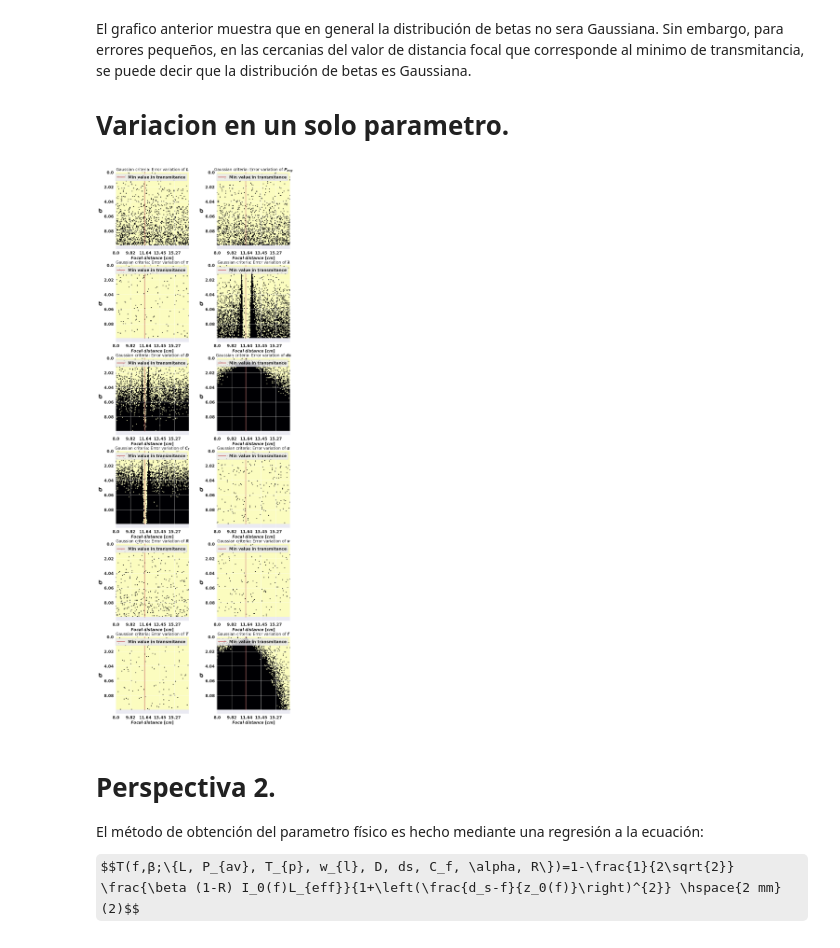
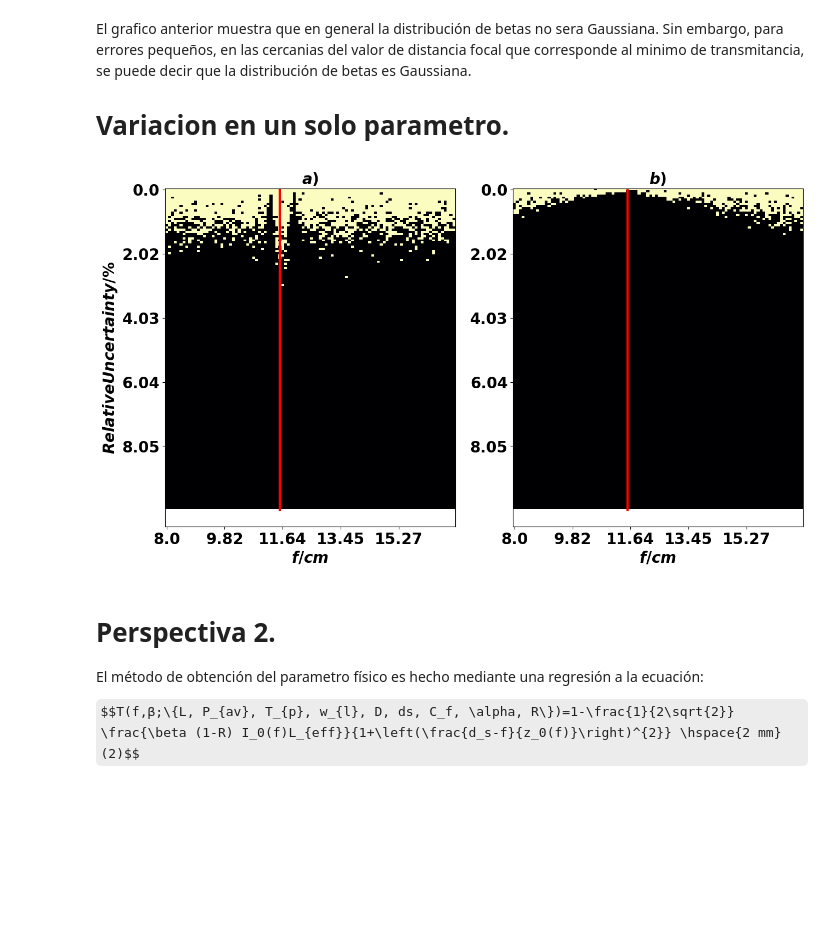
Before and after one commit to EstebanM-98/University_codes, a Jupyter notebook: TPA/ver_Gauss.ipynb, the cells around one changed output. Cells and saved outputs as stored; diff of their text form; code cells hidden in the pictures; some formulas as TeX source; blank space fills up the shorter version.

```diff
--- a/TPA/ver_Gauss.ipynb
+++ b/TPA/ver_Gauss.ipynb
@@ -19,15 +19,14 @@ import pandas as pd
 #matplotlib.rc('xtick', labelsize=20)
 #matplotlib.rc('ytick', labelsize=20)
 font = {'weight' : 'bold',
-        'size'   : 10}
+        'size'   : 20}
 matplotlib.rc('font', **font)
-import seaborn as sns
+
 import os
 from scipy.stats import anderson
 from scipy.stats import kstest
 from scipy.stats import shapiro
 #to en otra carpeta
-sns.set_theme()
 # %% [markdown]
 # Funciones base utilizadas a lo largo del codigo:
 # %%
@@ -161,7 +160,7 @@ def dist_betas(N,desv,k,par):
     TT=list(fscanTH2(focal,beta,L,Pavg,Tp,wl,D,ds,Cf,alfa,R,freq)) #Señal simulada
     trans=TT[k] #Minimo de la señal simulada.
     f=focal[k]  #Distancia focal correspondiente al minimo.
-    er=desv/(1.96*100)
+    er=desv/(100)
     er_L=er*par[0]
     er_P=er*par[1]
     er_T=er*par[2]
@@ -301,10 +300,15 @@ El grafico anterior muestra que en general la distribución de betas no sera Gau
 # Variacion en un solo parametro.
 # %%
 results=[]
-er_r=np.linspace(0.005,10,100) #Porcentaje de error
-params=np.diag(np.ones(12))
+er_r=np.linspace(0.005,10,150) #Porcentaje de error
+#params=np.diag(np.ones(12))
+c1=np.zeros(12)
+c1[4]=1
+c2=np.zeros(12)
+c2[5]=1
+params=[c1,c2]
 
-for i in range(0,12):
+for i in params:
 
     final=np.zeros((len(er_r),len(focal)))
 
@@ -312,49 +316,51 @@ for i in range(0,12):
 
         for c,j in enumerate(er_r):
 
-            beta_hist=np.array(dist_betas(500,j,k,params[i,:]))
+            beta_hist=np.array(dist_betas(2000,j,k,i))
             criterio=confirm_gauss(beta_hist)
             final[c,k]=criterio
 
     results.append(final)
 # %%
-f=plt.figure(figsize=(17,50))
+f=plt.figure(figsize=(15,8))
 matplotlib.rc('xtick', labelsize=20)
 matplotlib.rc('ytick', labelsize=20)
-titles=[r'$L$',r'$P_{avg}$',r'$\tau$',r'$\lambda$',r'$D$',r'$ds$',r'$C_{f}$',r'$\alpha$',r'$R$',r'$\nu$',r'$T$',r'$f$']
+#titles=[r'$L$',r'$P_{avg}$',r'$\tau$',r'$\lambda$',r'$D$',r'$ds$',r'$C_{f}$',r'$\alpha$',r'$R$',r'$\nu$',r'$T$',r'$f$']
+titles=[r'$a)$',r'$b)$']
 iters=1
 
 for c,i in enumerate(results):
 
-    plt.subplot(6,2,iters)
+    plt.subplot(1,2,iters)
 
     matplotlib.rc('xtick', labelsize=20)
     matplotlib.rc('ytick', labelsize=20)
-    plt.imshow(i, cmap='magma')
+    plt.imshow(i, cmap='magma',interpolation='nearest', aspect='auto')
     plt.plot([index,index],[len(er_r),0],'r',lw=3,label='Min value in transmitance')
-    plt.ylabel('$\sigma$',fontsize=30)
-    plt.xlabel('$Focal$ $distance$ $[cm]$',fontsize=20)
-    plt.title(r'Gaussian criteria: Error variation of '+titles[c],fontsize=20)
-    plt.legend(fontsize=20)
+    if iters==1:
+        plt.ylabel('$Relative Uncertainty/\%$',fontsize=20)
+    plt.xlabel('$f/cm$',fontsize=20)
+    plt.title(titles[c],fontsize=20)
+    #plt.legend(fontsize=13)
 
 
     nx = focal.shape[0]
     no_labels = 6 # how many labels to see on axis x
     step_x = int(nx / (no_labels - 1)) # step between consecutive labels
     x_positions = np.arange(0,nx,step_x) # pixel count at label position
     x_labels = np.round(100*focal[::step_x],2) # labels you want to see
     plt.xticks(x_positions, np.sort(x_labels),fontsize=20)
 
     ny = er_r.shape[0]
     no_labels = 6 # how many labels to see on axis x
     step_y = int(ny / (no_labels - 1)) # step between consecutive labels
     y_positions = np.arange(0,ny,step_y) # pixel count at label position
     y_labels = np.round(er_r[::step_y],2) # labels you want to see
     plt.yticks(y_positions, np.sort(y_labels),fontsize=20)
 
     iters+=1
 # %% [output]
-[figure, old version]
+[figure, new version]
 # %% [markdown]
 # Perspectiva 2.
 
```
Also changed, not shown: parts of 3 cells of this notebook, 7 other files.
